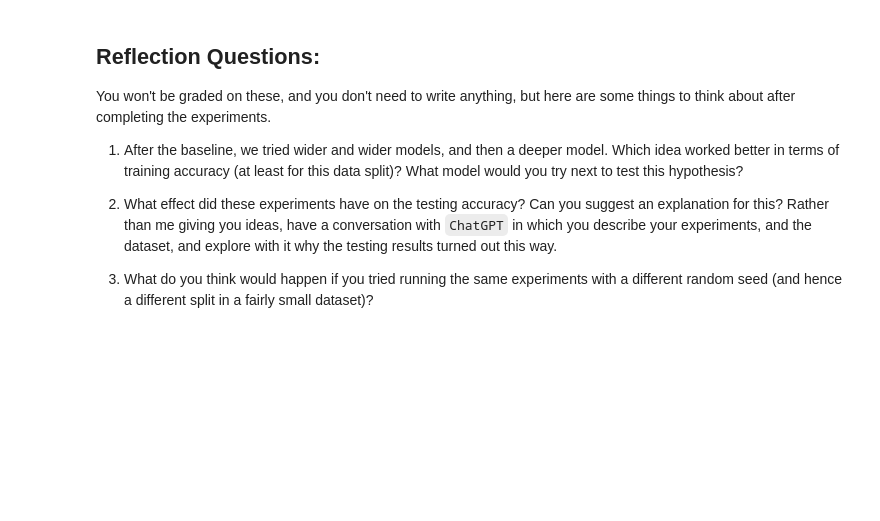
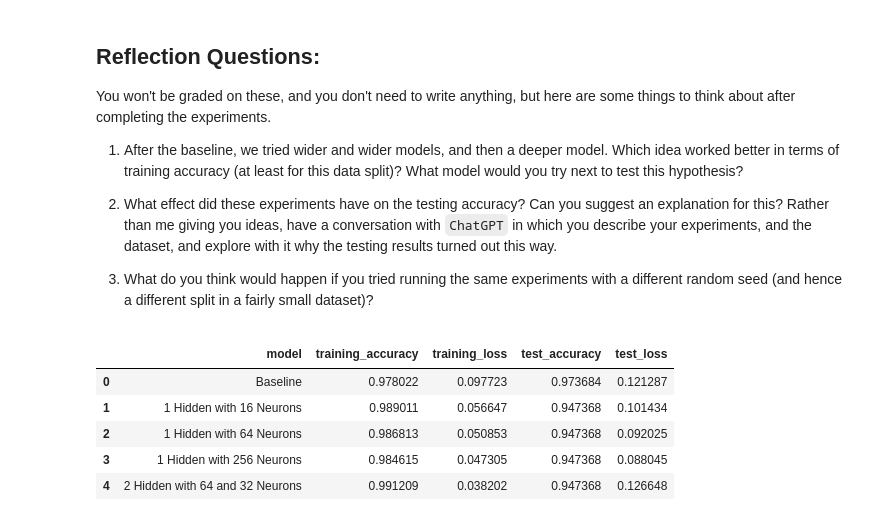
Before and after one commit to calebhadley1/Advanced_ML_and_AI_Coursework, a Jupyter notebook: Homework_01.ipynb, the cells around one changed output. Saved outputs shown, nothing was run; the diff lists cells and outputs as text; code cells hidden in the pictures; blank space fills up the shorter version.

```diff
--- a/Homework_01.ipynb
+++ b/Homework_01.ipynb
@@ -626,0 +833,5 @@ Then answer the graded questions.
+# %%
+# Testing
+model_5_test_loss, model_5_test_accuracy = model_5.evaluate(X_test_scaled, y_test, verbose=0)
+print(f'Test Accuracy: {model_5_test_accuracy:.4f}')
+print(f'Test Loss: {model_5_test_loss:.4f}')
@@ -658,3 +872,18 @@ You won't be graded on these, and you don't need to write anything, but here are
 2. What effect did these experiments have on the testing accuracy?  Can you suggest an explanation for this? Rather than me giving you ideas, have a conversation with `ChatGPT` in which you describe your experiments, and the dataset, and explore with it why the testing results turned out this way.
 
 3. What do you think would happen if you tried running the same experiments with a different random seed (and hence a different split in a fairly small dataset)?
+# %%
+pd.DataFrame({
+    'model': ['Baseline', '1 Hidden with 16 Neurons', '1 Hidden with 64 Neurons', '1 Hidden with 256 Neurons', '2 Hidden with 64 and 32 Neurons'],
+    'training_accuracy': [model_baseline_history.history['accuracy'][-1], model_2_history.history['accuracy'][-1], model_3_history.history['accuracy'][-1], model_4_history.history['accuracy'][-1], model_5_history.history['accuracy'][-1]],
+    'training_loss': [model_baseline_history.history['loss'][-1], model_2_history.history['loss'][-1], model_3_history.history['loss'][-1], model_4_history.history['loss'][-1], model_5_history.history['loss'][-1]],
+    'test_accuracy': [model_baseline_test_accuracy, model_2_test_accuracy, model_3_test_accuracy, model_4_test_accuracy, model_5_test_accuracy],
+    'test_loss': [model_baseline_test_loss, model_2_test_loss, model_3_test_loss, model_4_test_loss, model_5_test_loss],
+})
+# %% [output]
+|  | model | training_accuracy | training_loss | test_accuracy | test_loss |
+| 0 | Baseline | 0.978022 | 0.097723 | 0.973684 | 0.121287 |
+| 1 | 1 Hidden with 16 Neurons | 0.989011 | 0.056647 | 0.947368 | 0.101434 |
+| 2 | 1 Hidden with 64 Neurons | 0.986813 | 0.050853 | 0.947368 | 0.092025 |
+| 3 | 1 Hidden with 256 Neurons | 0.984615 | 0.047305 | 0.947368 | 0.088045 |
+| 4 | 2 Hidden with 64 and 32 Neurons | 0.991209 | 0.038202 | 0.947368 | 0.126648 |
```
Also changed, not shown: parts of 55 cells of this notebook.
